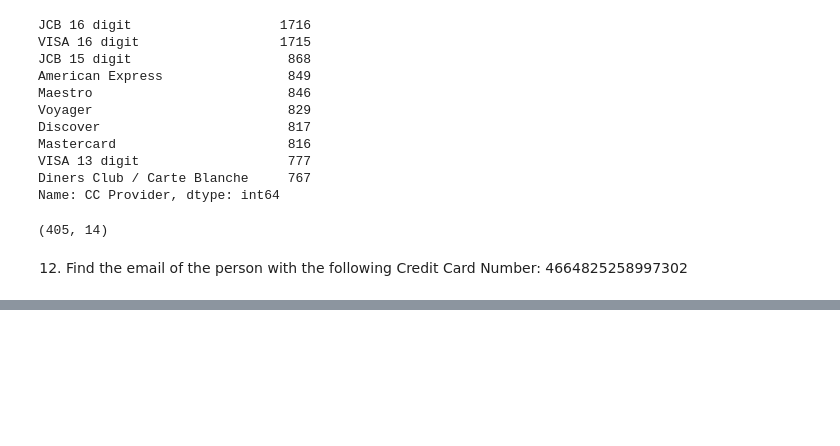
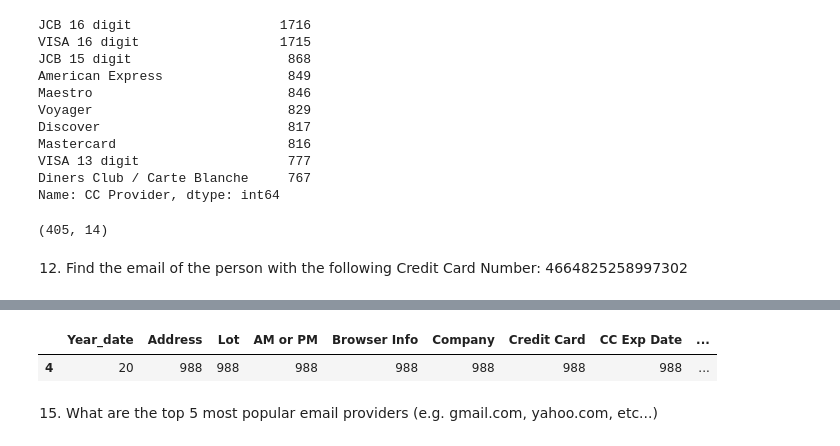
Before and after one commit to achmegantara/e-commerce-data-analysis, a Jupyter notebook: ecommerce.ipynb, the cells around one changed output, grey strips where cells are left out. Saved outputs shown, nothing was run; the diff lists cells and outputs as text; code cells hidden in the pictures; blank space fills up the shorter version.

```diff
--- a/ecommerce.ipynb
+++ b/ecommerce.ipynb
@@ -202,0 +234,10 @@ df[df['Email'].where(df['Credit Card'] == 4664825258997302).notnull()]
+# %%
+df['Year_date'] = df['CC Exp Date'].apply(lambda x: x.split('/')[1])
+df_temp_date = df.groupby('Year_date').count().reset_index()
+# %%
+df_temp_date[df_temp_date['Year_date'] == '20']
+# %% [output]
+|  | Year_date | Address | Lot | AM or PM | Browser Info | Company | Credit Card | CC Exp Date | ... |
+| 4 | 20 | 988 | 988 | 988 | 988 | 988 | 988 | 988 | ... |
+# %% [markdown]
+15. What are the top 5 most popular email providers (e.g. gmail.com, yahoo.com, etc...)
```
Also changed, not shown: parts of 9 cells of this notebook.
